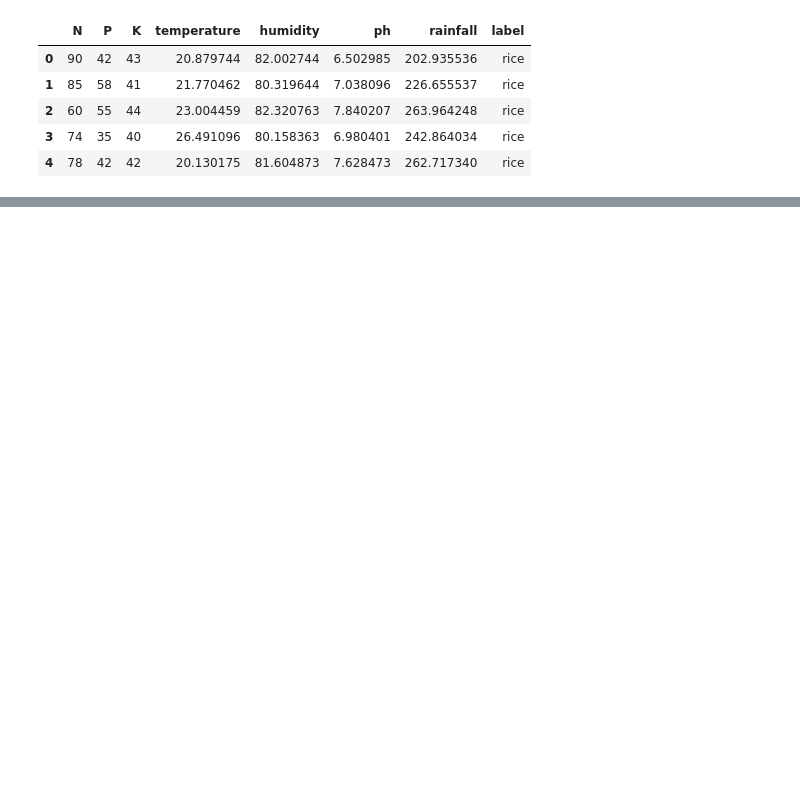
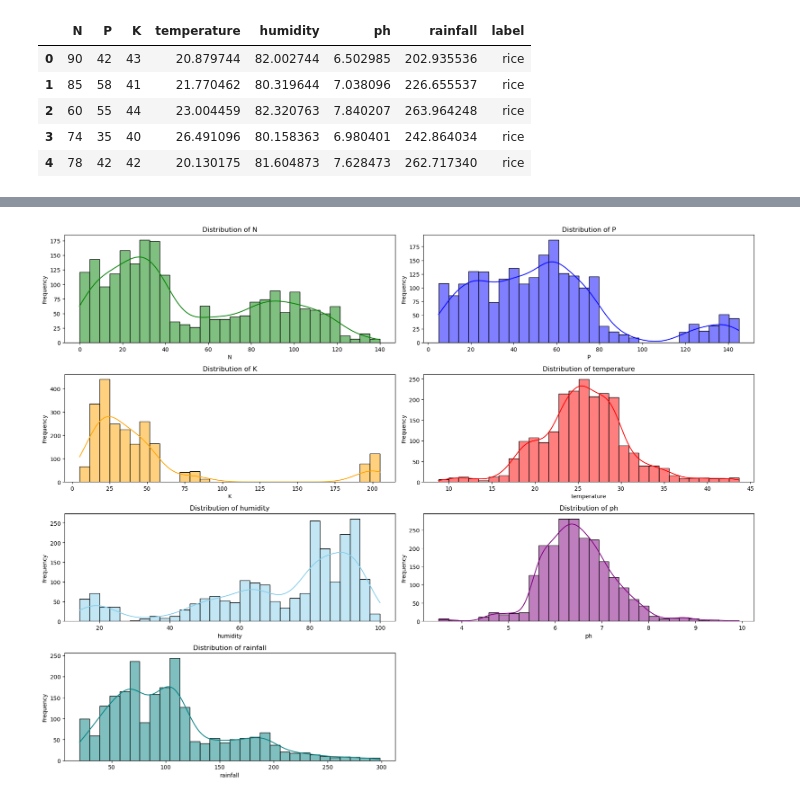
Before and after one commit to Marcos-brown/Crop_Reccommendation, a Jupyter notebook: Crop_Recommendation.ipynb, the cells around one changed output, grey strips where cells are left out. Cells and saved outputs as stored; diff of their text form; code cells hidden in the pictures; blank space fills up the shorter version.

```diff
--- a/Crop_Recommendation.ipynb
+++ b/Crop_Recommendation.ipynb
@@ -26,0 +142,18 @@ df.head()
+# %%
+# Plot the distributions of all numerical features using subplots
+
+features = ['N', 'P', 'K', 'temperature', 'humidity', 'ph', 'rainfall']
+colors = ['green', 'blue', 'orange', 'red', 'skyblue', 'purple', 'teal']
+
+plt.figure(figsize=(18, 14))
+for i, feature in enumerate(features):
+    plt.subplot(4, 2, i+1)
+    sns.histplot(df[feature], kde=True, bins=30, color=colors[i])
+    plt.title(f'Distribution of {feature}')
+    plt.xlabel(feature)
+    plt.ylabel('Frequency')
+
+plt.tight_layout()
+plt.show()
+# %% [output]
+[figure, added]
```
Also changed, not shown: parts of 19 cells of this notebook.
